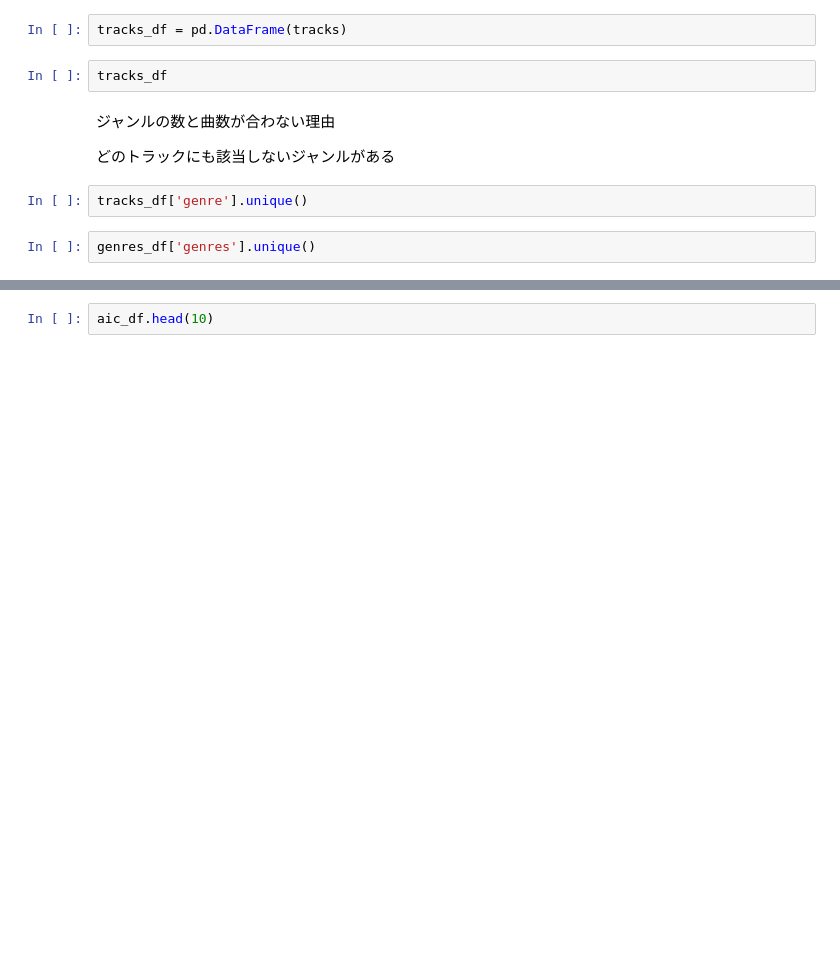
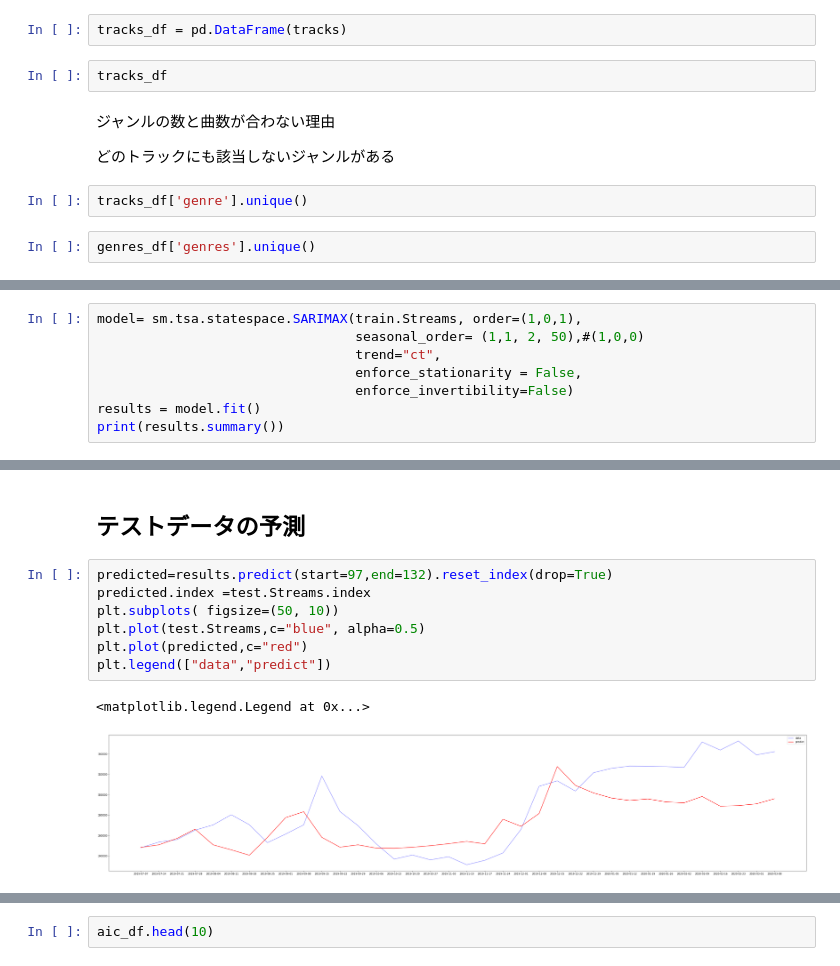
Before and after one commit to loverico/python_lecture, a Jupyter notebook: [Python講座]第3回Spotify_APIを用いたデータ分析.ipynb, the cells around one changed output, grey strips where cells are left out. Cells and saved outputs as stored; diff of their text form; blank space fills up the shorter version.

```diff
--- a/[Python講座]第3回Spotify_APIを用いたデータ分析.ipynb
+++ b/[Python講座]第3回Spotify_APIを用いたデータ分析.ipynb
@@ -1100,0 +530,8 @@ aic_df
+# %%
+model= sm.tsa.statespace.SARIMAX(train.Streams, order=(1,0,1),
+                                 seasonal_order= (1,1, 2, 50),#(1,0,0)
+                                 trend="ct",
+                                 enforce_stationarity = False,
+                                 enforce_invertibility=False)
+results = model.fit()
+print(results.summary())
@@ -1100,0 +556,12 @@ aic_df
+# %% [markdown]
+## テストデータの予測
+# %%
+predicted=results.predict(start=97,end=132).reset_index(drop=True)
+predicted.index =test.Streams.index
+plt.subplots( figsize=(50, 10))
+plt.plot(test.Streams,c="blue", alpha=0.5)
+plt.plot(predicted,c="red")
+plt.legend(["data","predict"])
+# %% [output]
+<matplotlib.legend.Legend at 0x...>
+[figure, added]
```
Also changed, not shown: parts of 114 cells of this notebook.
